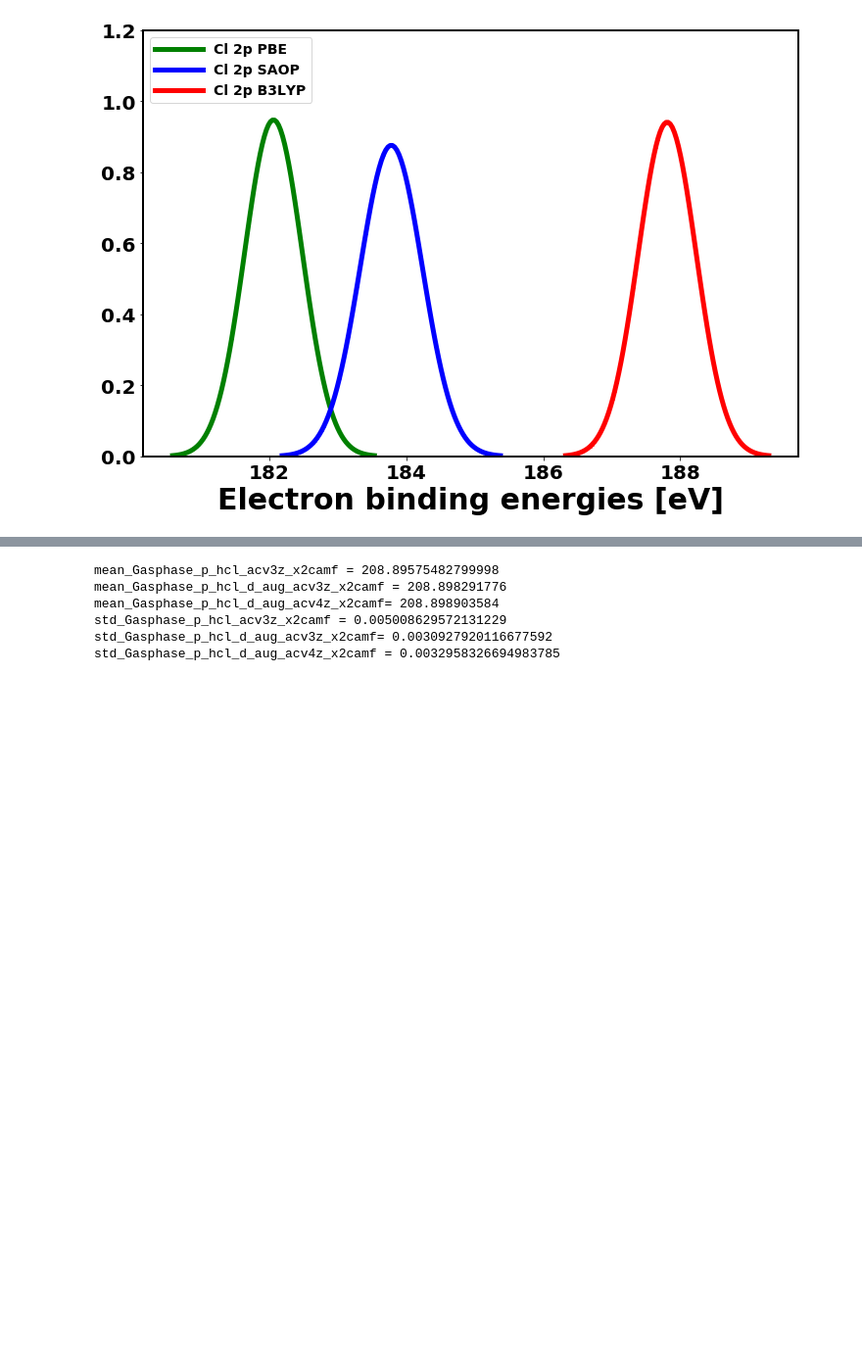
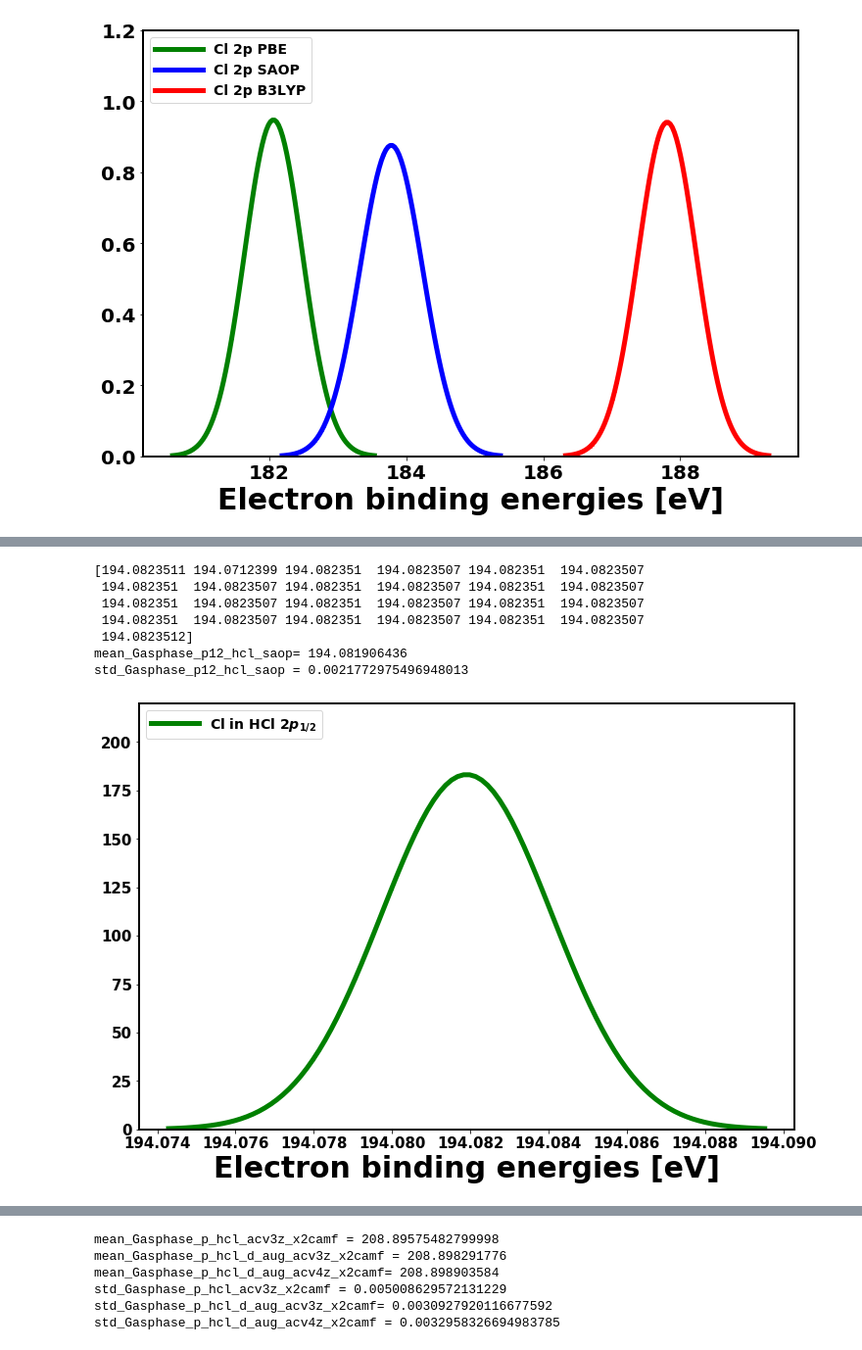
Before and after one commit to richopoku/HCl_project_graphs_binder, a Jupyter notebook: Graphs_core_properties.ipynb, the cells around one changed output, grey strips where cells are left out. Shown at 98% size. Saved outputs shown, nothing was run; the diff lists cells and outputs as text; code cells hidden in the pictures; blank space fills up the shorter version.

```diff
--- a/Graphs_core_properties.ipynb
+++ b/Graphs_core_properties.ipynb
@@ -528,0 +672,45 @@ std_6waters_saop = 0.455294595113053
+# %%
+#Gas phase HCl: 2p12 with saop
+
+Gasphase_p12_hcl_saop = df.Gasphase_p12_hcl_saop
+
+Gasphase_p12_hcl_saop = np.array(Gasphase_p12_hcl_saop)
+print(Gasphase_p12_hcl_saop)
+
+mean_Gasphase_p12_hcl_saop = np.mean(Gasphase_p12_hcl_saop)
+print("mean_Gasphase_p12_hcl_saop=", mean_Gasphase_p12_hcl_saop)
+
+
+
+std_Gasphase_p12_hcl_saop = np.std(Gasphase_p12_hcl_saop)
+print("std_Gasphase_p12_hcl_saop =", std_Gasphase_p12_hcl_saop)
+
+
+Gasphase_p12_hcl_saop_BE = np.linspace(mean_Gasphase_p12_hcl_saop - 3.5*std_Gasphase_p12_hcl_saop, mean_Gasphase_p12_hcl_saop+ 3.5*std_Gasphase_p12_hcl_saop, 100)
+
+plt.figure(figsize=(12,8))
+
+plt.ticklabel_format(useOffset=False)
+
+plt.plot(Gasphase_p12_hcl_saop_BE, scipy.stats.norm.pdf(Gasphase_p12_hcl_saop_BE, mean_Gasphase_p12_hcl_saop, std_Gasphase_p12_hcl_saop), color="green", marker='>', markersize=2, linestyle='solid',label='Cl in HCl 2$p_{1/2}$', linewidth=5)
+
+plt.ylim([0.0, 220])
+plt.xticks(fontsize=15, fontweight='bold')
+plt.yticks(fontsize=15, fontweight='bold')
+plt.legend(loc=2, prop={'size': 14}, handlelength=3.5)
+plt.xlabel('Electron binding energies [eV]', fontsize=30, fontweight='bold')
+#plt.ylabel('Normalized distribution', fontsize=20, fontweight='bold')
+
+#plt.savefig('Gas_phase_hcl_saop-2p12.png', bbox_inches='tight', dpi=400)
+
+plt.show()
+plt.close()
+# %% [output]
+[194.0823511 194.0712399 194.082351  194.0823507 194.082351  194.0823507
+ 194.082351  194.0823507 194.082351  194.0823507 194.082351  194.0823507
+ 194.082351  194.0823507 194.082351  194.0823507 194.082351  194.0823507
+ 194.082351  194.0823507 194.082351  194.0823507 194.082351  194.0823507
+ 194.0823512]
+mean_Gasphase_p12_hcl_saop= 194.081906436
+std_Gasphase_p12_hcl_saop = 0.0021772975496948013
+[figure, added]
```
Also changed, not shown: parts of 26 cells of this notebook, 4 other files.
